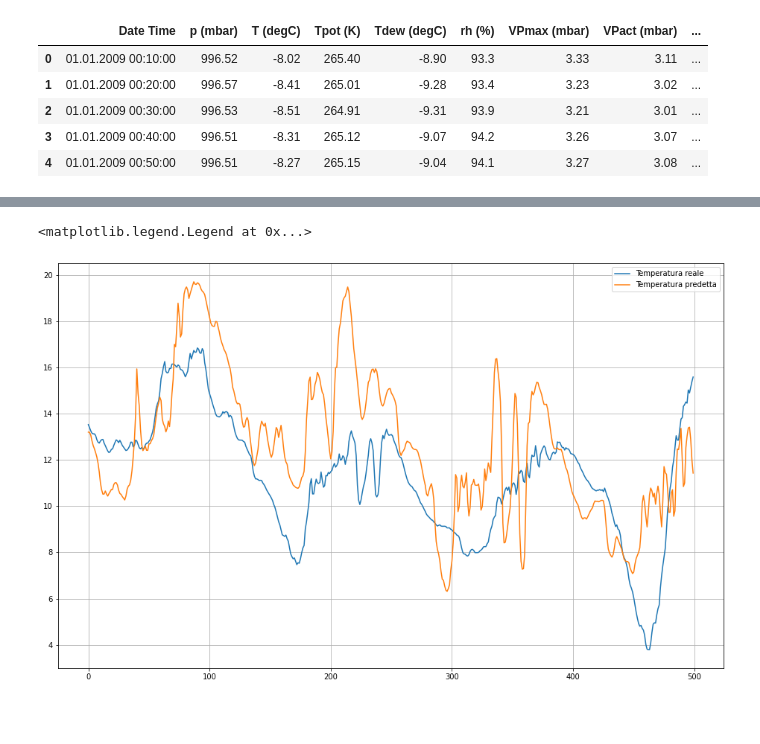
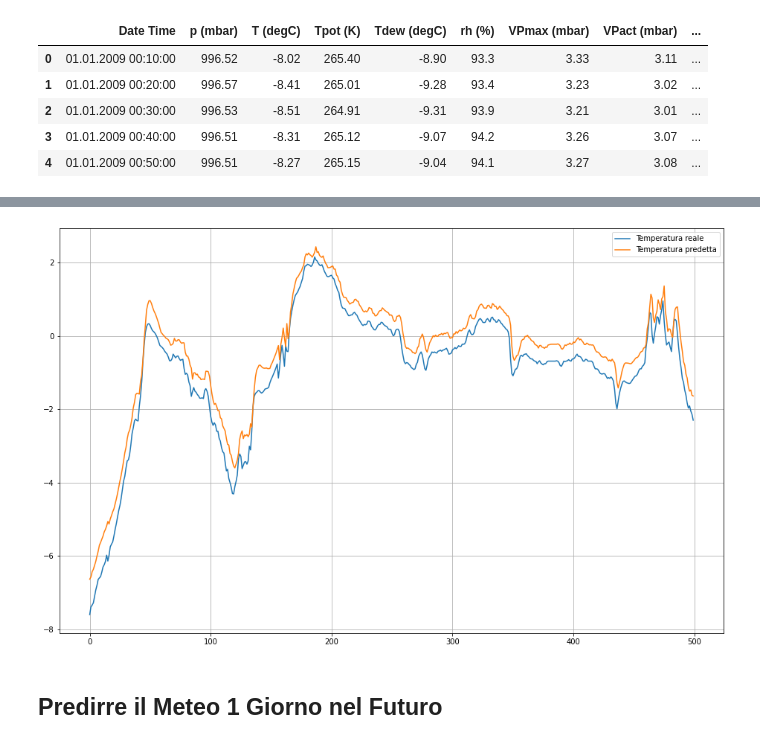
Before and after one commit to ProfAI/tf00, a Jupyter notebook: 11 - Serie Storiche/weather_prediction.ipynb, the cells around one changed output, grey strips where cells are left out. Cells and saved outputs as stored; diff of their text form; code cells hidden in the pictures; blank space fills up the shorter version.

```diff
--- a/11 - Serie Storiche/weather_prediction.ipynb
+++ b/11 - Serie Storiche/weather_prediction.ipynb
@@ -102,0 +135,13 @@ model.evaluate(X_test, y_test)
+# %%
+model = Sequential()
+
+model.add(Bidirectional(LSTM(32, return_sequences=True, input_shape=[history_size,1], )))
+model.add(Dropout(0.5))
+model.add(Bidirectional(LSTM(32)))
+#model.add(GlobalMaxPooling1D())
+model.add(Dense(64, activation='relu'))
+model.add(Dropout(0.5))
+model.add(Dense(1))
+# %%
+model.compile(optimizer='adam', loss='mae')
+model.fit(X_train, y_train, epochs=20)
@@ -103,11 +172,7 @@ model.evaluate(X_test, y_test)
 # %%
 y_pred = model.predict(X_test)
+plot_series_prediction(y_test[:500], y_pred[:500])
+# %% [output]
+[figure, added]
-# %%
-plt.figure(figsize=(16, 10))
-plt.grid()
-plt.plot(y_test[:500], label="Temperatura reale")
-plt.plot(y_pred[:500], label="Temperatura predetta")
-plt.legend()
-# %% [output]
-<matplotlib.legend.Legend at 0x...>
-[figure, removed]
+# %% [markdown]
+## Predirre il Meteo 1 Giorno nel Futuro
```
Also changed, not shown: parts of 21 cells of this notebook.
